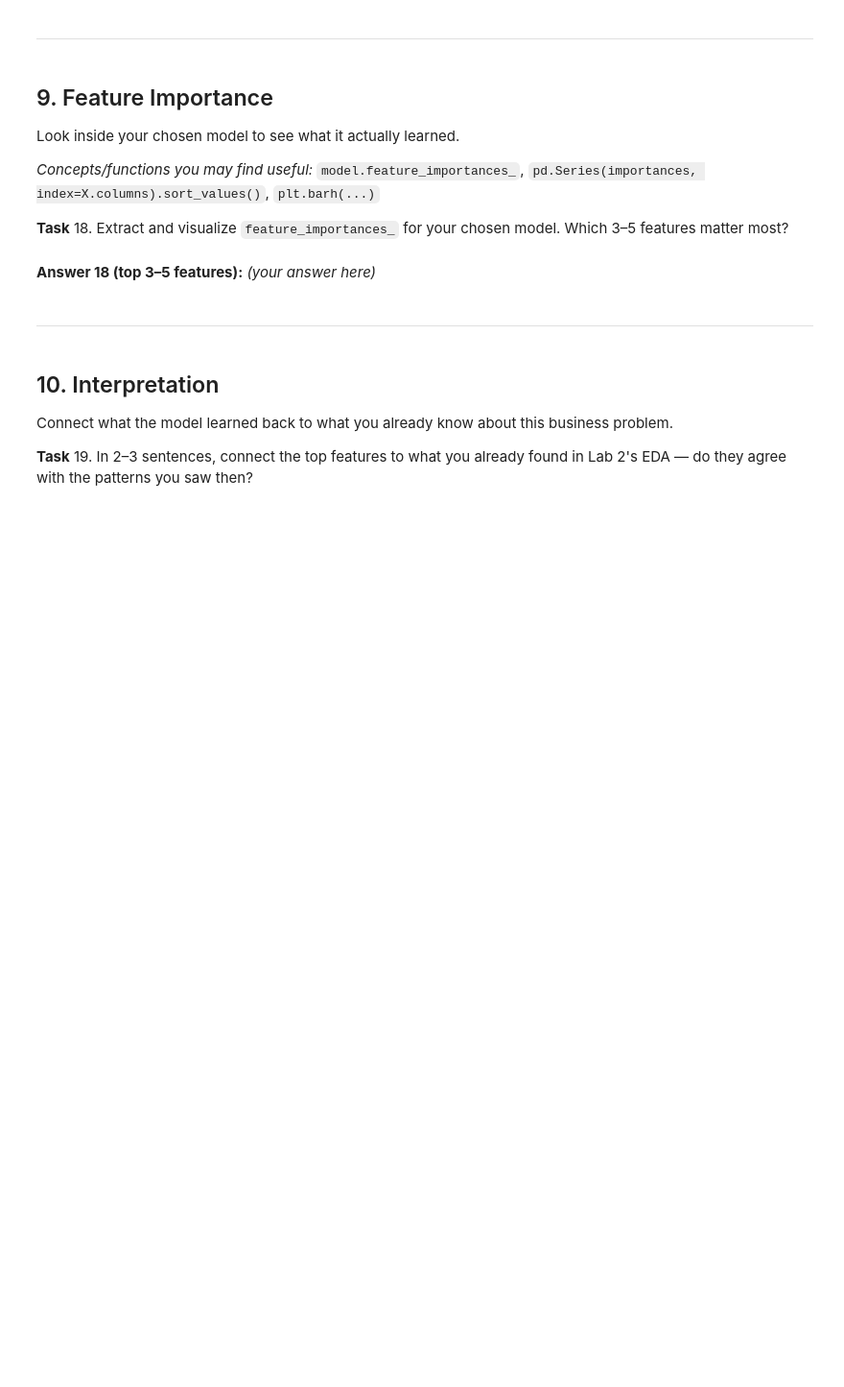
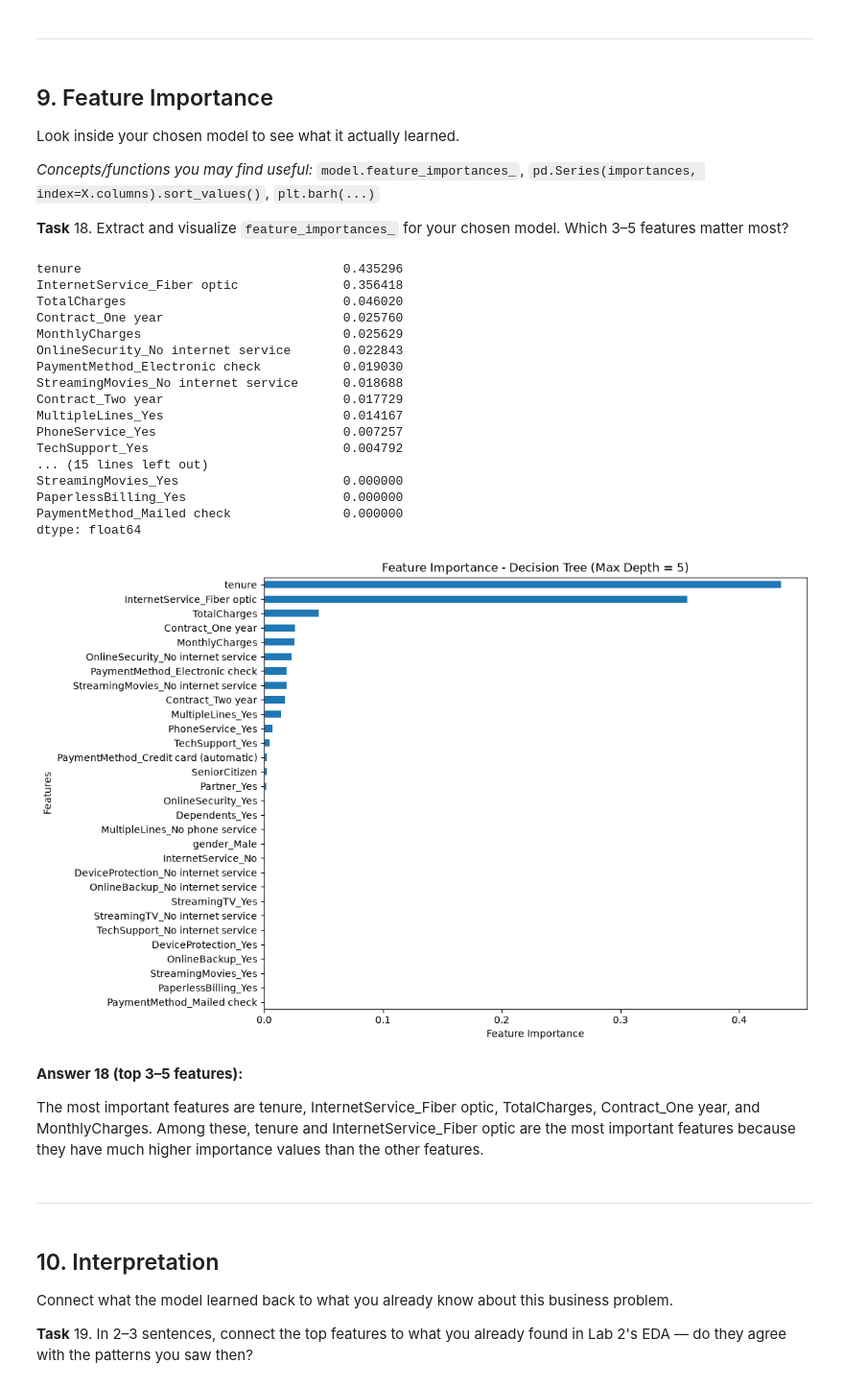
Before and after one commit to Ayesha-Mangi/ML_Labs, a Jupyter notebook: Lab3_Decision_Tree_Template.ipynb, the cells around one changed output. Shown at 96% size. Saved outputs shown, nothing was run; the diff lists cells and outputs as text; code cells hidden in the pictures; blank space fills up the shorter version.

```diff
--- a/Lab3_Decision_Tree_Template.ipynb
+++ b/Lab3_Decision_Tree_Template.ipynb
@@ -317,0 +396,19 @@ Pick the depth that best balances training and test performance — not simply t
+# %%
+# Task 17 — retrain at chosen depth and report full evaluation metrics
+# Train the selected model
+best_model = DecisionTreeClassifier(max_depth=5, random_state=42)
+best_model.fit(X_train, y_train)
+
+# Predictions
+y_pred_best = best_model.predict(X_test)
+
+# Evaluation metrics
+accuracy = accuracy_score(y_test, y_pred_best)
+precision = precision_score(y_test, y_pred_best)
+recall = recall_score(y_test, y_pred_best)
+f1 = f1_score(y_test, y_pred_best)
+
+print("Accuracy :", accuracy)
+print("Precision:", precision)
+print("Recall   :", recall)
+print("F1-score :", f1)
@@ -340,6 +440,50 @@ Look inside your chosen model to see what it actually learned.
-# %% [markdown]
-**Answer 18 (top 3–5 features):**
-_(your answer here)_
+# %%
+# Task 18 — extract and visualize feature importances
+# Get feature importances
+importances = best_model.feature_importances_
+
+# Create a Series with feature names
+feature_importance = pd.Series(
+    importances,
+    index=X.columns
+).sort_values(ascending=False)
+
+# Display feature importances
+print(feature_importance)
+
+plt.figure(figsize=(10, 8))
+
+feature_importance.plot(kind="barh")
+
+plt.xlabel("Feature Importance")
+plt.ylabel("Features")
+plt.title("Feature Importance - Decision Tree (Max Depth = 5)")
+plt.gca().invert_yaxis()
+
+plt.show()
+# %% [output]
+tenure                                   0.435296
+InternetService_Fiber optic              0.356418
+TotalCharges                             0.046020
+Contract_One year                        0.025760
+MonthlyCharges                           0.025629
+OnlineSecurity_No internet service       0.022843
+PaymentMethod_Electronic check           0.019030
+StreamingMovies_No internet service      0.018688
+Contract_Two year                        0.017729
+MultipleLines_Yes                        0.014167
+PhoneService_Yes                         0.007257
+TechSupport_Yes                          0.004792
+... (15 lines left out)
+StreamingMovies_Yes                      0.000000
+PaperlessBilling_Yes                     0.000000
+PaymentMethod_Mailed check               0.000000
+dtype: float64
+[figure, added]
+# %% [markdown]
+**Answer 18 (top 3–5 features):**
+
+The most important features are tenure, InternetService_Fiber optic, TotalCharges, Contract_One year, and MonthlyCharges. Among these, tenure and InternetService_Fiber optic are the most important features because they have much higher importance values than the other features.
 # %% [markdown]
 ---
 # %% [markdown]
```
Also changed, not shown: parts of 17 cells of this notebook.
